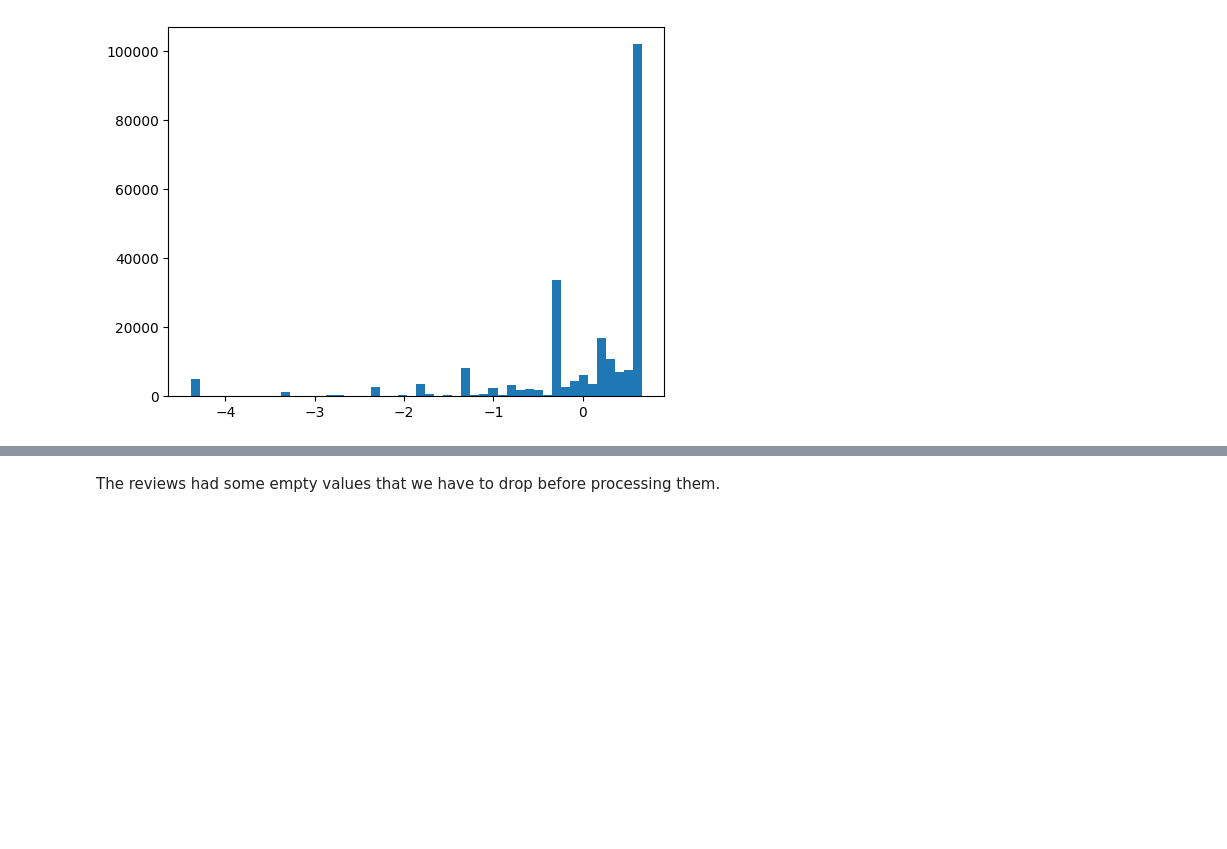
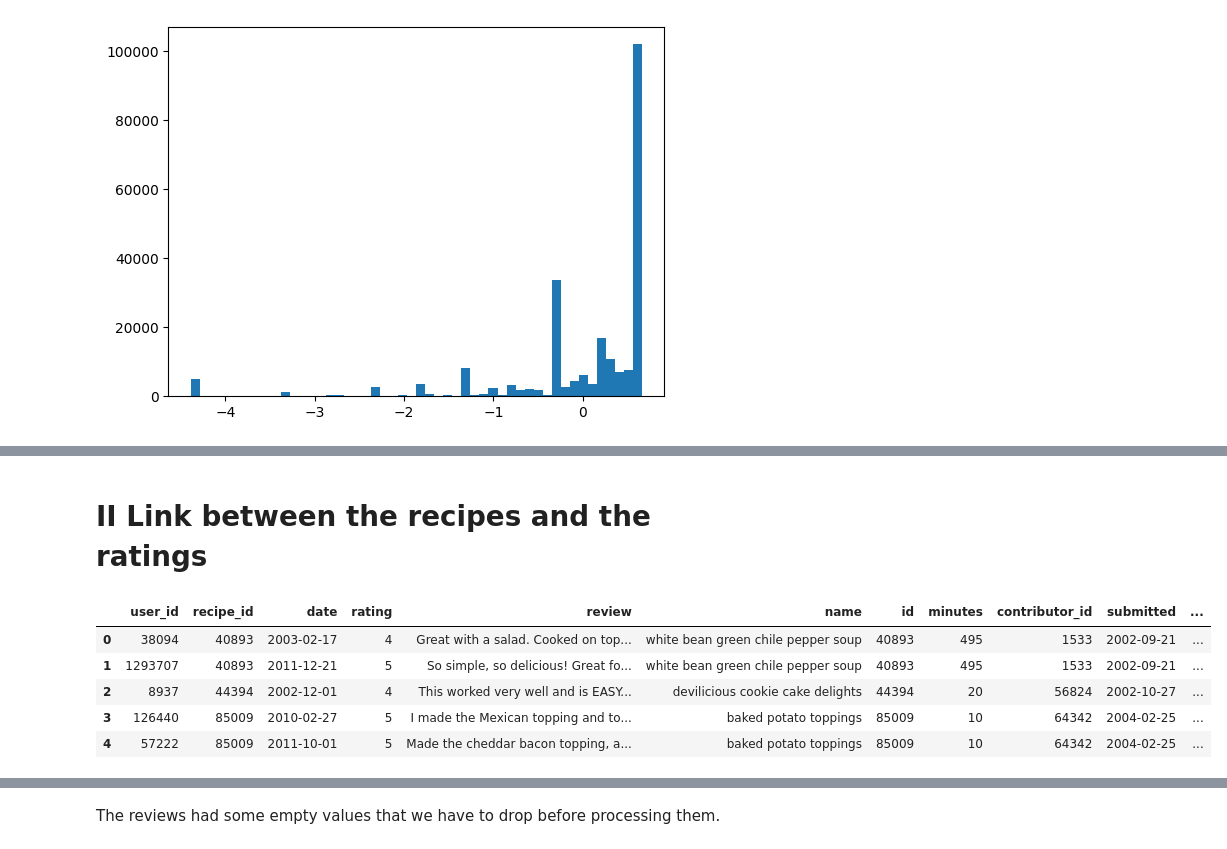
Before and after one commit to Vlod08/mangetamain, a Jupyter notebook: reviews.ipynb, the cells around one changed output, grey strips where cells are left out. Drawn from its saved outputs; the diff is of its cells as text; code cells hidden in the pictures; blank space fills up the shorter version.

```diff
--- a/reviews.ipynb
+++ b/reviews.ipynb
@@ -131,0 +146,12 @@ plt.show()
+# %% [markdown]
+# II Link between the recipes and the ratings
+# %%
+merged_df = pd.merge(interactions_df, recipes_df, left_on='recipe_id', right_on='id', how='inner')
+merged_df.head()
+# %% [output]
+|  | user_id | recipe_id | date | rating | review | name | id | minutes | contributor_id | submitted | ... |
+| 0 | 38094 | 40893 | 2003-02-17 | 4 | Great with a salad. Cooked on top... | white bean green chile pepper soup | 40893 | 495 | 1533 | 2002-09-21 | ... |
+| 1 | 1293707 | 40893 | 2011-12-21 | 5 | So simple, so delicious! Great fo... | white bean green chile pepper soup | 40893 | 495 | 1533 | 2002-09-21 | ... |
+| 2 | 8937 | 44394 | 2002-12-01 | 4 | This worked very well and is EASY... | devilicious cookie cake delights | 44394 | 20 | 56824 | 2002-10-27 | ... |
+| 3 | 126440 | 85009 | 2010-02-27 | 5 | I made the Mexican topping and to... | baked potato toppings | 85009 | 10 | 64342 | 2004-02-25 | ... |
+| 4 | 57222 | 85009 | 2011-10-01 | 5 | Made the cheddar bacon topping, a... | baked potato toppings | 85009 | 10 | 64342 | 2004-02-25 | ... |
```
Also changed, not shown: parts of 6 cells of this notebook.
